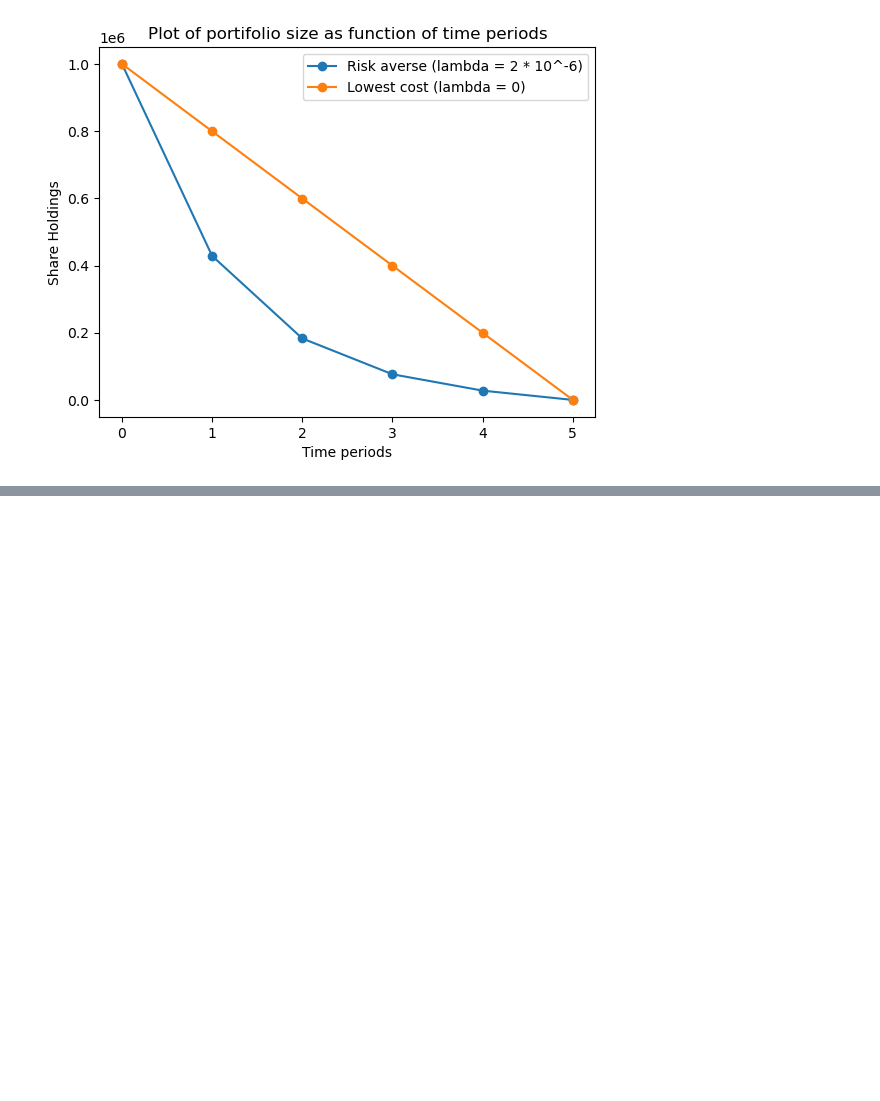
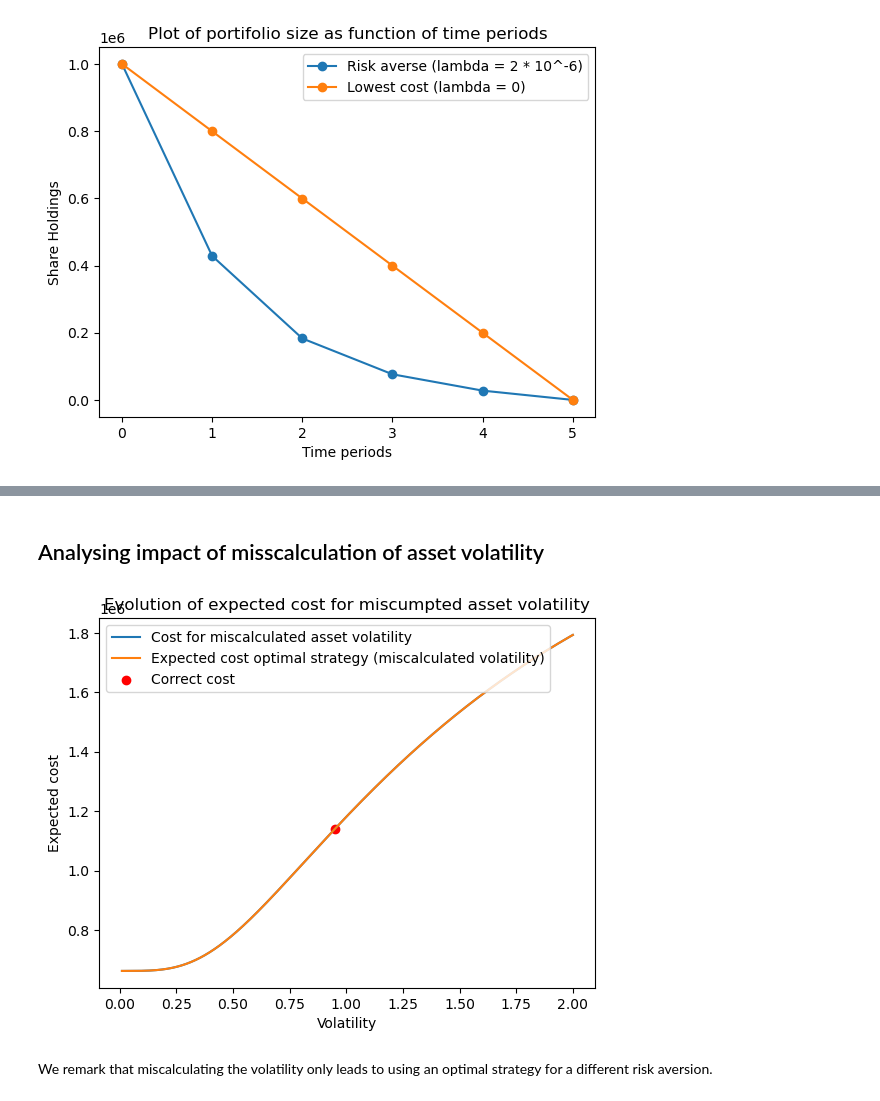
Before and after one commit to nicolassinott/HFT, a Jupyter notebook: Optimal Execution/simulation.ipynb, the cells around one changed output, grey strips where cells are left out. Saved outputs shown, nothing was run; the diff lists cells and outputs as text; code cells hidden in the pictures; blank space fills up the shorter version.

```diff
--- a/Optimal Execution/simulation.ipynb
+++ b/Optimal Execution/simulation.ipynb
@@ -305,6 +327,7 @@ def optimal_allocation(
         eta: float,
         T: float,
         N: int,
+        sigma:float,
         lamb : float
         ) -> np.array:
 
@@ -413,0 +441,37 @@ Error:
+# %% [markdown]
+## Analysing impact of misscalculation of asset volatility
+# %%
+lamb = 2*1e-6
+
+# bad_sigmas = np.array([0.5 * sigma, sigma, 3*sigma])
+bad_sigmas = np.linspace(0.01, 2, 1000)
+allocations = [0] * len(bad_sigmas)
+
+cost_exps = [0] * len(bad_sigmas)
+cost_exps2 = [0] * len(bad_sigmas)
+
+for idx, bad_sigma in enumerate(bad_sigmas):
+    allocations[idx] = optimal_allocation(X,gamma,eps,eta,T,N,bad_sigma,lamb)
+    cost_exp = complete_simulation_expected(X, gamma, eps, eta, sigma, T, N, allocations[idx])
+
+
+    cost_exps[idx] = cost_exp
+    cost_exps2[idx] =expectation_optimal_strat(X,gamma,eps,eta,T,N,bad_sigma,lamb)
+
+plt.plot(bad_sigmas, cost_exps, label = 'Cost for miscalculated asset volatility')
+plt.plot(bad_sigmas, cost_exps2, label = 'Expected cost optimal strategy (miscalculated volatility)')
+
+
+correct_allocation = optimal_allocation(X,gamma,eps,eta,T,N,sigma,lamb)
+cost_correct = complete_simulation_expected(X, gamma, eps, eta, sigma, T, N, correct_allocation)
+plt.scatter(sigma, cost_correct, marker='o', color='red', label='Correct cost')
+
+plt.title("Evolution of expected cost for miscumpted asset volatility")
+plt.xlabel("Volatility")
+plt.ylabel("Expected cost")
+plt.legend()
+plt.show()
+# %% [output]
+[figure, added]
+# %% [markdown]
+We remark that miscalculating the volatility only leads to using an optimal strategy for a different risk aversion.
```
Also changed, not shown: parts of 4 cells of this notebook.
